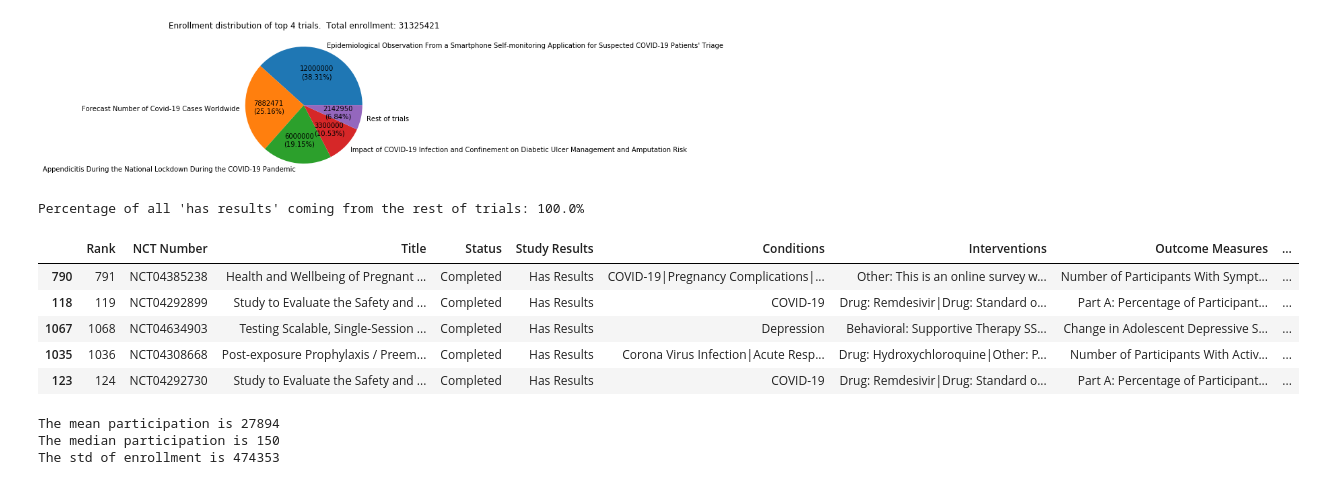
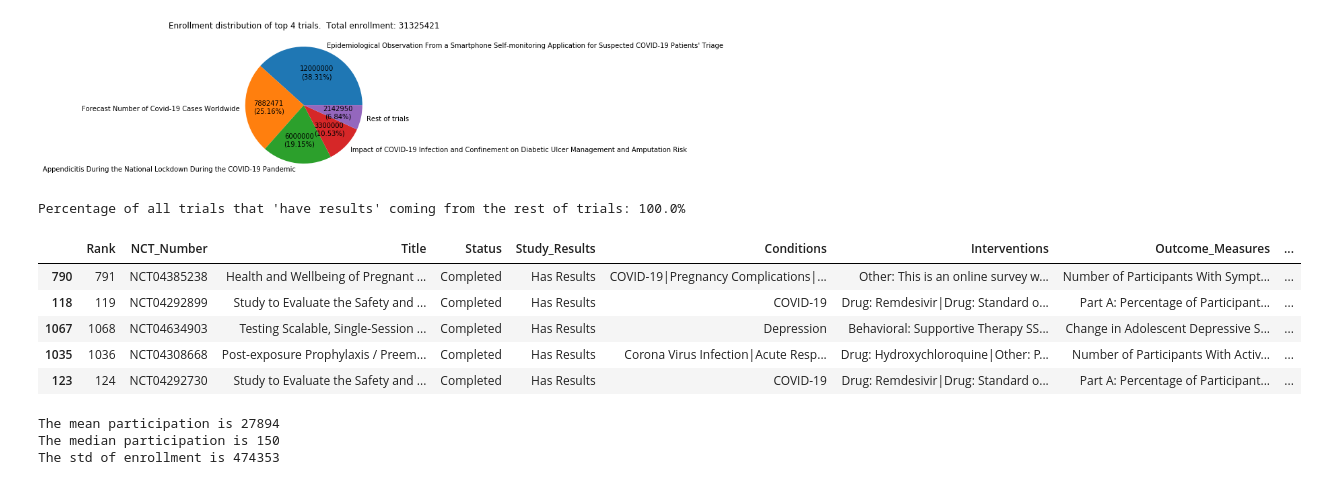
Before and after one commit to qsun21/covid-clinical-trial, a Jupyter notebook: COVIDProject-QianSun.ipynb, the cells around one changed output. Cells and saved outputs as stored; diff of their text form; code cells hidden in the pictures.

```diff
--- a/COVIDProject-QianSun.ipynb
+++ b/COVIDProject-QianSun.ipynb
@@ -46,13 +46,13 @@ plt.show()
 [figure]
 # %%
 # Percentage of all 'has results' coming from trials other than the most popular above
-all_has_result = enrollment_sort[enrollment_sort['Study Results'] == 'Has Results']
-rest_has_results = enrollment_sort.tail(-4)[enrollment_sort.tail(-4)['Study Results'] == 'Has Results']
-print(f"Percentage of all trials that 'have results' coming from the rest of trials: {(rest_has_results['Study Results'].count()/all_has_result['Study Results'].count()) * 100}%")
+all_has_result = enrollment_sort[enrollment_sort['Study_Results'] == 'Has Results']
+rest_has_results = enrollment_sort.tail(-4)[enrollment_sort.tail(-4)['Study_Results'] == 'Has Results']
+print(f"Percentage of all trials that 'have results' coming from the rest of trials: {(rest_has_results['Study_Results'].count()/all_has_result['Study_Results'].count()) * 100}%")
 rest_has_results.head()
 # %% [output]
-Percentage of all 'has results' coming from the rest of trials: 100.0%
+Percentage of all trials that 'have results' coming from the rest of trials: 100.0%
-|  | Rank | NCT Number | Title | Status | Study Results | Conditions | Interventions | Outcome Measures | ... |
+|  | Rank | NCT_Number | Title | Status | Study_Results | Conditions | Interventions | Outcome_Measures | ... |
 | 790 | 791 | NCT04385238 | Health and Wellbeing of Pregnant ... | Completed | Has Results | COVID-19|Pregnancy Complications|... | Other: This is an online survey w... | Number of Participants With Sympt... | ... |
 | 118 | 119 | NCT04292899 | Study to Evaluate the Safety and ... | Completed | Has Results | COVID-19 | Drug: Remdesivir|Drug: Standard o... | Part A: Percentage of Participant... | ... |
 | 1067 | 1068 | NCT04634903 | Testing Scalable, Single-Session ... | Completed | Has Results | Depression | Behavioral: Supportive Therapy SS... | Change in Adolescent Depressive S... | ... |
```
Also changed, not shown: parts of 3 cells of this notebook.
